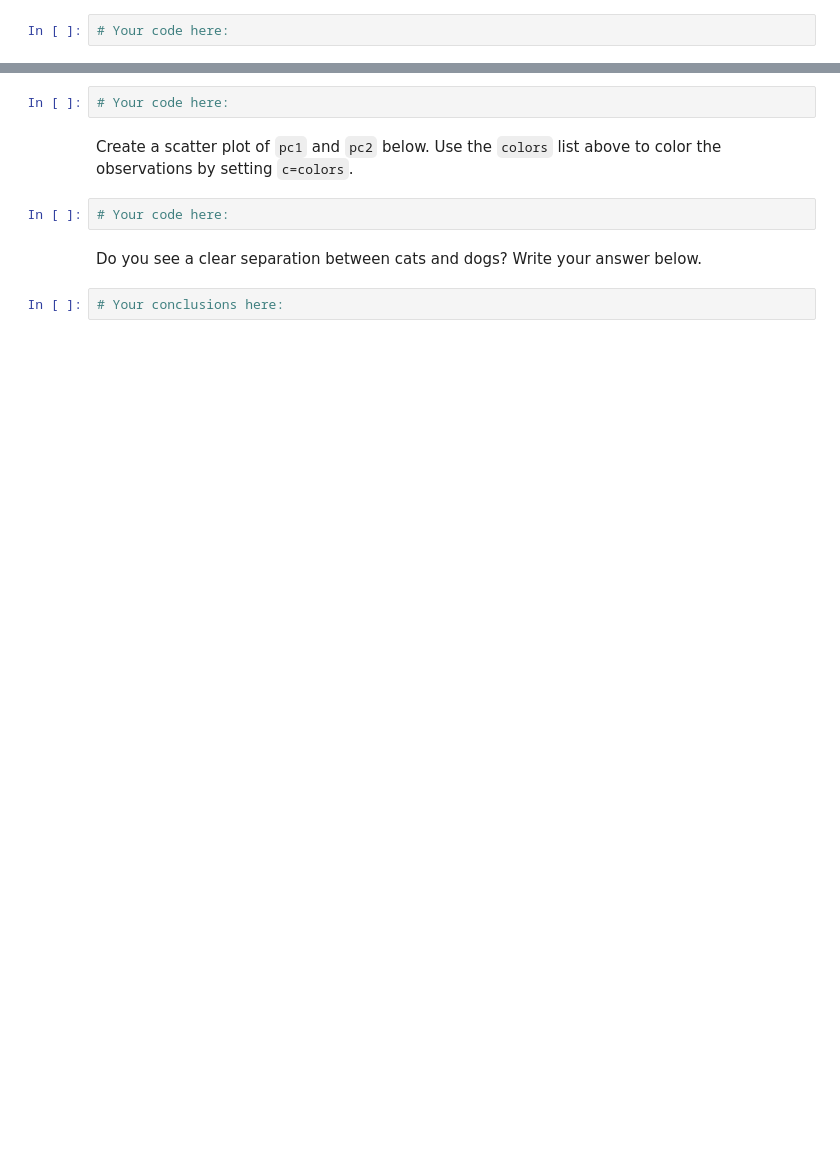
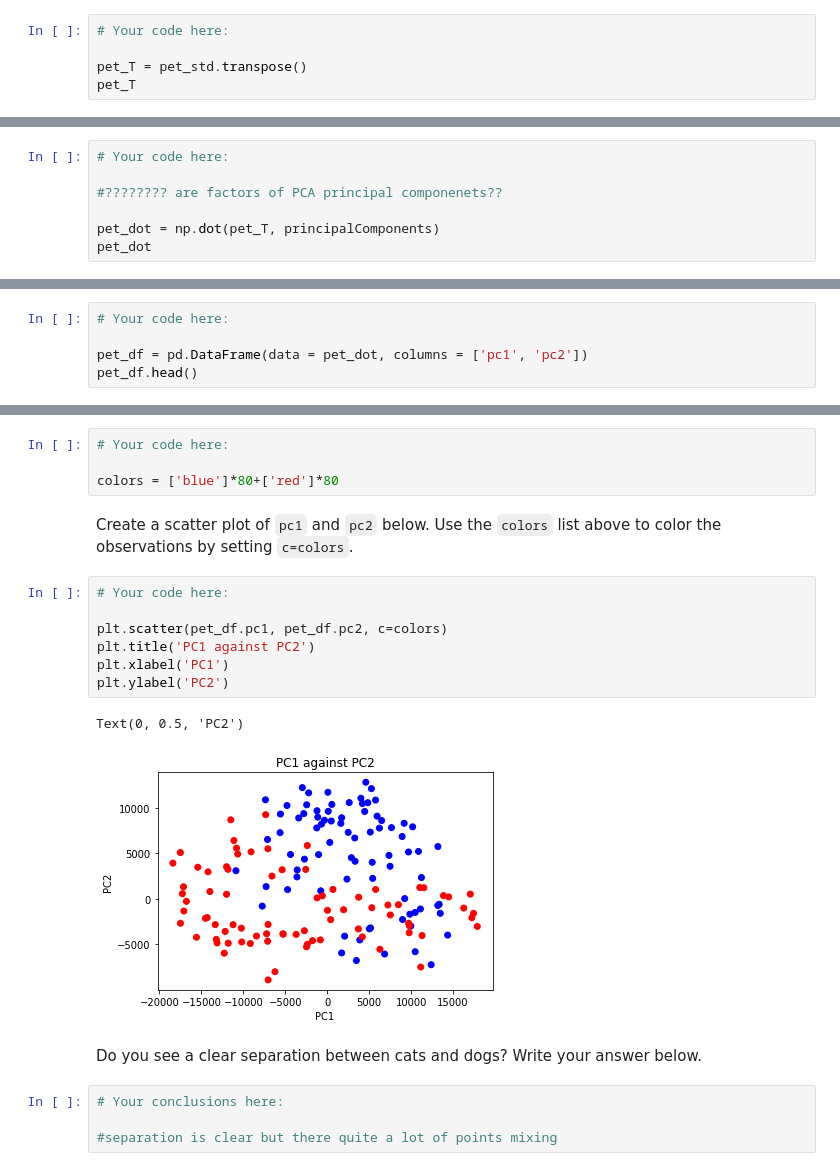
Before and after one commit to ta-datapt-bcn/lab-pca, a Jupyter notebook: your-code/main.ipynb, the cells around one changed output, grey strips where cells are left out. Saved outputs shown, nothing was run; the diff lists cells and outputs as text; blank space fills up the shorter version.

```diff
--- a/your-code/main.ipynb
+++ b/your-code/main.ipynb
@@ -75,3 +153,6 @@ Load the `PCA` function from `statsmodels` (read about this function [here](http
 Use `numpy` to find to transpose the standardized pet array. This will help us compute the projection.
 # %%
 # Your code here:
+
+pet_T = pet_std.transpose()
+pet_T
@@ -81,0 +175,7 @@ Find the dot product of the transposed standardized pet matrix and the `factors`
+# %%
+# Your code here:
+
+#???????? are factors of PCA principal componenets??
+
+pet_dot = np.dot(pet_T, principalComponents)
+pet_dot
@@ -89,0 +206,5 @@ In the cell below, turn the two dimensional projection into a pandas dataframe a
+# %%
+# Your code here:
+
+pet_df = pd.DataFrame(data = pet_dot, columns = ['pc1', 'pc2'])
+pet_df.head()
@@ -91,11 +219,23 @@ In the cell below, turn the two dimensional projection into a pandas dataframe a
 Create a labels list. This list will be of size 160. The first 80 elements in the list will be the word `blue`, and the last 80 elements will be `red`. This will ensure that all dog observations will be colored in blue and all cats will be colored in red. Name this list `colors`.
 # %%
 # Your code here:
+
+colors = ['blue']*80+['red']*80
 # %% [markdown]
 Create a scatter plot of `pc1` and `pc2` below. Use the `colors` list above to color the observations by setting `c=colors`.
-# %%
-# Your code here:
+# %%
+# Your code here:
+
+plt.scatter(pet_df.pc1, pet_df.pc2, c=colors)
+plt.title('PC1 against PC2')
+plt.xlabel('PC1')
+plt.ylabel('PC2')
+# %% [output]
+Text(0, 0.5, 'PC2')
+[figure, added]
 # %% [markdown]
 Do you see a clear separation between cats and dogs? Write your answer below.
-# %%
-# Your conclusions here:
+# %%
+# Your conclusions here:
+
+#separation is clear but there quite a lot of points mixing
```
Also changed, not shown: parts of 19 cells of this notebook, 1 other file.
